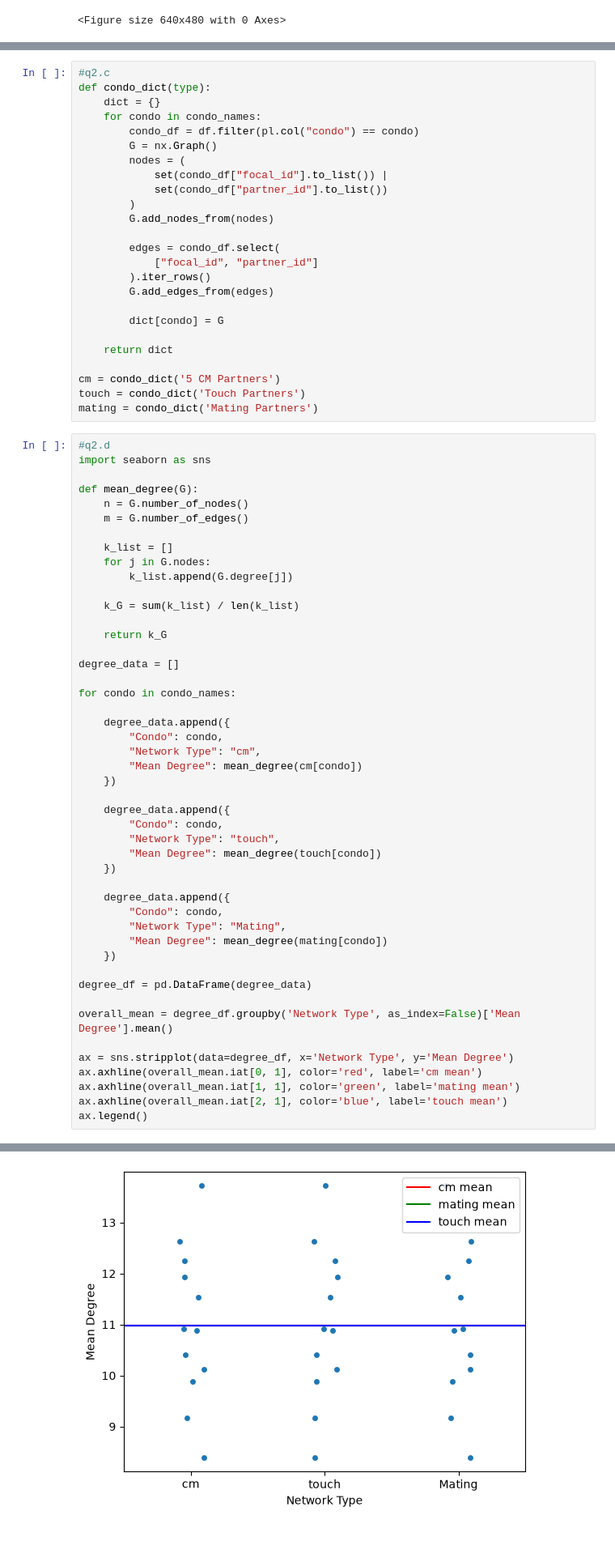
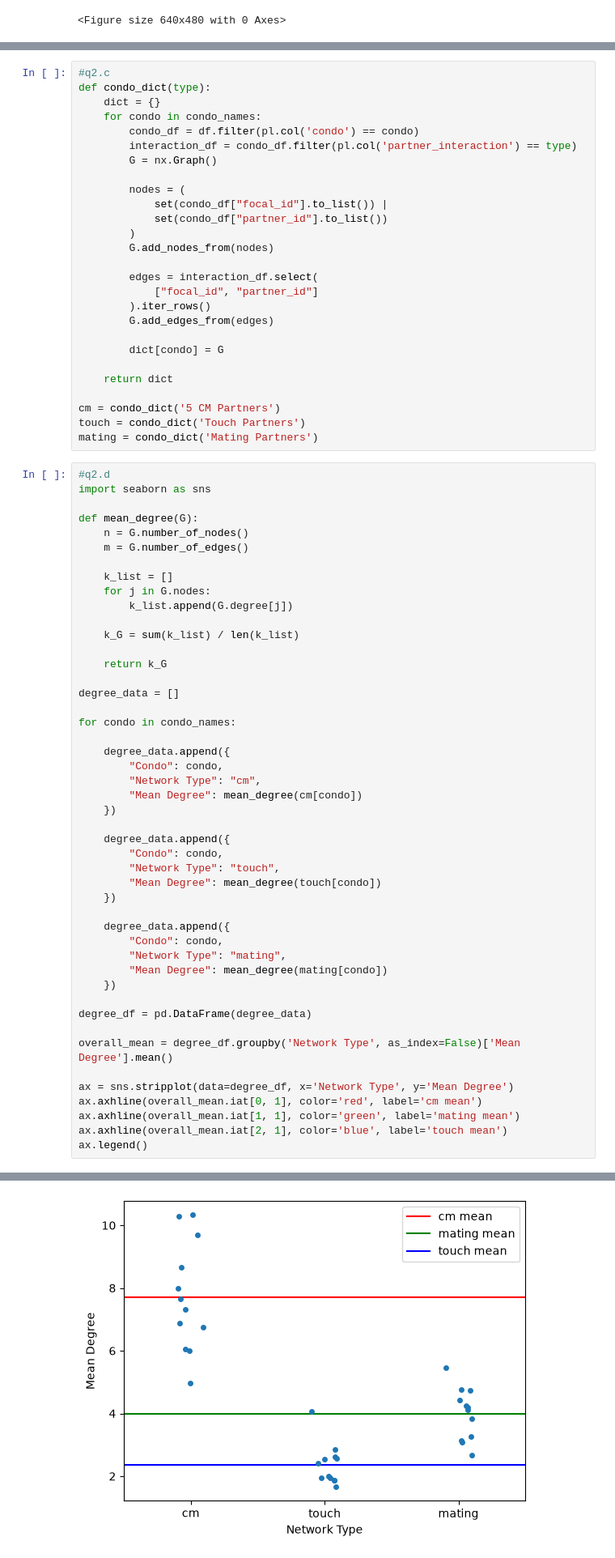
Before and after one commit to hyunderscore/BIOL4200homework-, a Jupyter notebook: hw1/homework 1.ipynb, the cells around one changed output, grey strips where cells are left out. Shown at 81% size. Cells and saved outputs as stored; diff of their text form.

```diff
--- a/hw1/homework 1.ipynb
+++ b/hw1/homework 1.ipynb
@@ -61,15 +61,17 @@ condo_names = df['condo'].unique().to_list()
 def condo_dict(type):
     dict = {}
     for condo in condo_names:
-        condo_df = df.filter(pl.col("condo") == condo)
+        condo_df = df.filter(pl.col('condo') == condo)
+        interaction_df = condo_df.filter(pl.col('partner_interaction') == type)
         G = nx.Graph()
+
         nodes = (
             set(condo_df["focal_id"].to_list()) |
             set(condo_df["partner_id"].to_list())
         )
         G.add_nodes_from(nodes)
 
-        edges = condo_df.select(
+        edges = interaction_df.select(
             ["focal_id", "partner_id"]
         ).iter_rows()
         G.add_edges_from(edges)
@@ -102,33 +104,33 @@ degree_data = []
 for condo in condo_names:
 
     degree_data.append({
         "Condo": condo,
         "Network Type": "cm",
         "Mean Degree": mean_degree(cm[condo])
     })
 
     degree_data.append({
         "Condo": condo,
         "Network Type": "touch",
         "Mean Degree": mean_degree(touch[condo])
     })
 
     degree_data.append({
         "Condo": condo,
-        "Network Type": "Mating",
+        "Network Type": "mating",
         "Mean Degree": mean_degree(mating[condo])
     })
 
 degree_df = pd.DataFrame(degree_data)
 
 overall_mean = degree_df.groupby('Network Type', as_index=False)['Mean Degree'].mean()
 
 ax = sns.stripplot(data=degree_df, x='Network Type', y='Mean Degree')
 ax.axhline(overall_mean.iat[0, 1], color='red', label='cm mean')
 ax.axhline(overall_mean.iat[1, 1], color='green', label='mating mean')
 ax.axhline(overall_mean.iat[2, 1], color='blue', label='touch mean')
 ax.legend()
 # %% [output]
 <matplotlib.legend.Legend at 0x...>
-[figure, old version]
+[figure, new version]
 # %% [markdown]
```
Also changed, not shown: parts of 4 cells of this notebook.
